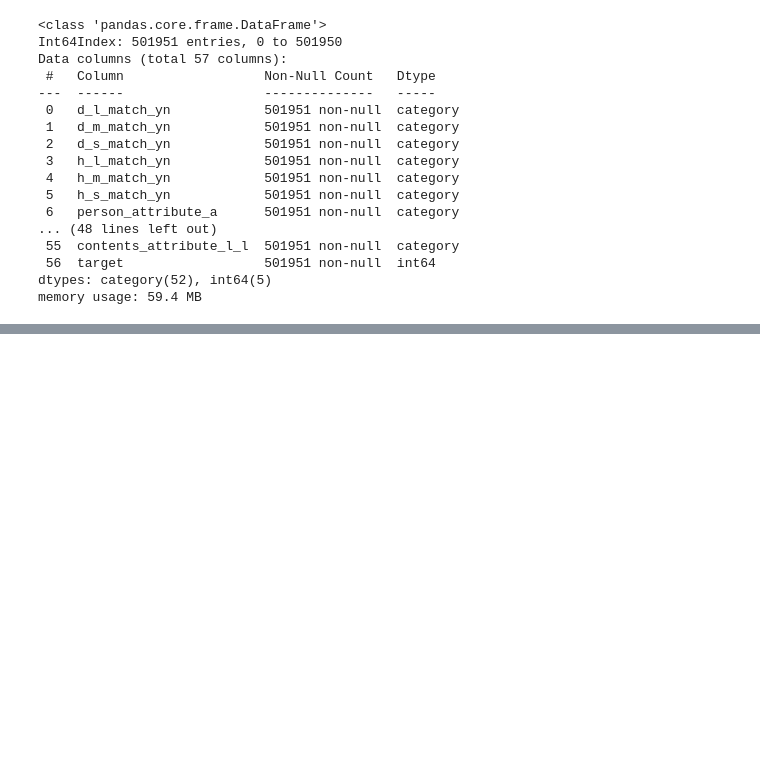
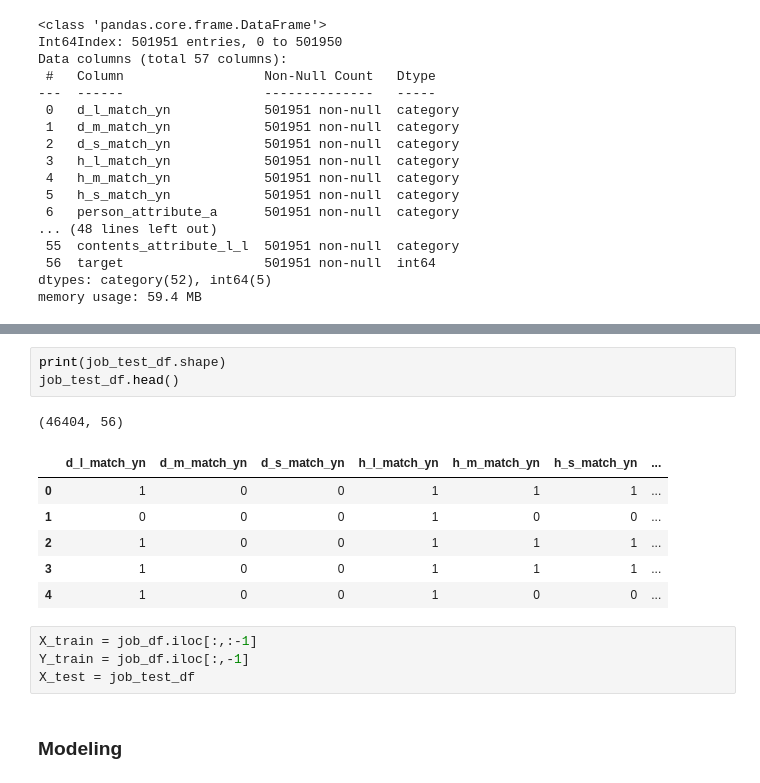
Before and after one commit to doo52oh/Dacon, a Jupyter notebook: 잡케어추천/잡케어추천알고리즘_modeling.ipynb, the cells around one changed output, grey strips where cells are left out. Saved outputs shown, nothing was run; the diff lists cells and outputs as text; blank space fills up the shorter version.

```diff
--- a/잡케어추천/잡케어추천알고리즘_modeling.ipynb
+++ b/잡케어추천/잡케어추천알고리즘_modeling.ipynb
@@ -283,0 +316,17 @@ AttributeError: ignored
+# %%
+print(job_test_df.shape)
+job_test_df.head()
+# %% [output]
+(46404, 56)
+|  | d_l_match_yn | d_m_match_yn | d_s_match_yn | h_l_match_yn | h_m_match_yn | h_s_match_yn | ... |
+| 0 | 1 | 0 | 0 | 1 | 1 | 1 | ... |
+| 1 | 0 | 0 | 0 | 1 | 0 | 0 | ... |
+| 2 | 1 | 0 | 0 | 1 | 1 | 1 | ... |
+| 3 | 1 | 0 | 0 | 1 | 1 | 1 | ... |
+| 4 | 1 | 0 | 0 | 1 | 0 | 0 | ... |
+# %%
+X_train = job_df.iloc[:,:-1]
+Y_train = job_df.iloc[:,-1]
+X_test = job_test_df
+# %% [markdown]
+### Modeling
```
Also changed, not shown: parts of 8 cells of this notebook.
